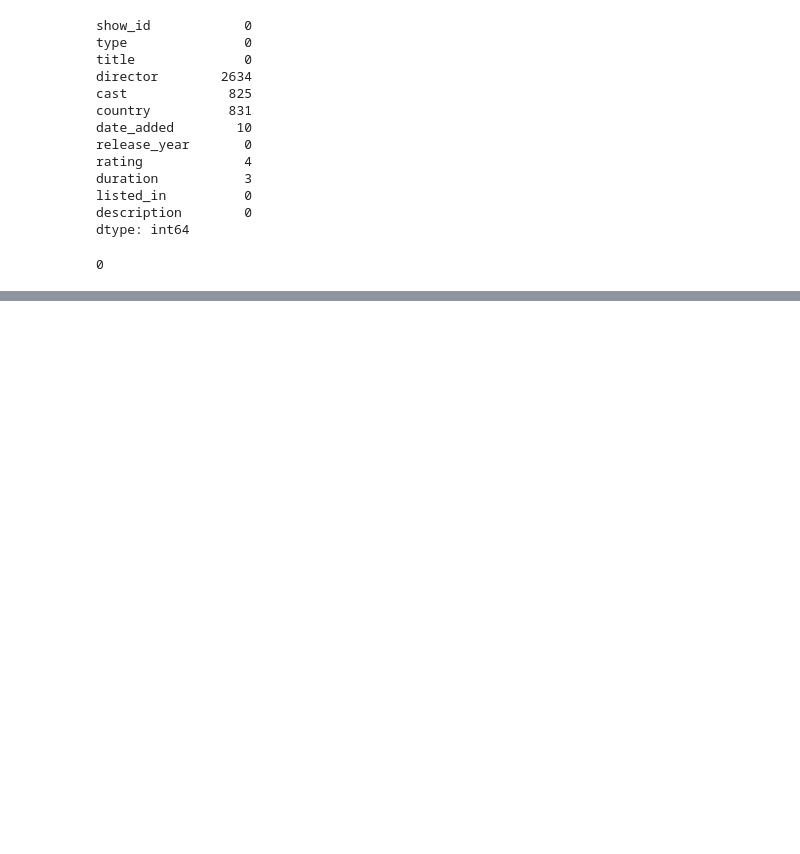
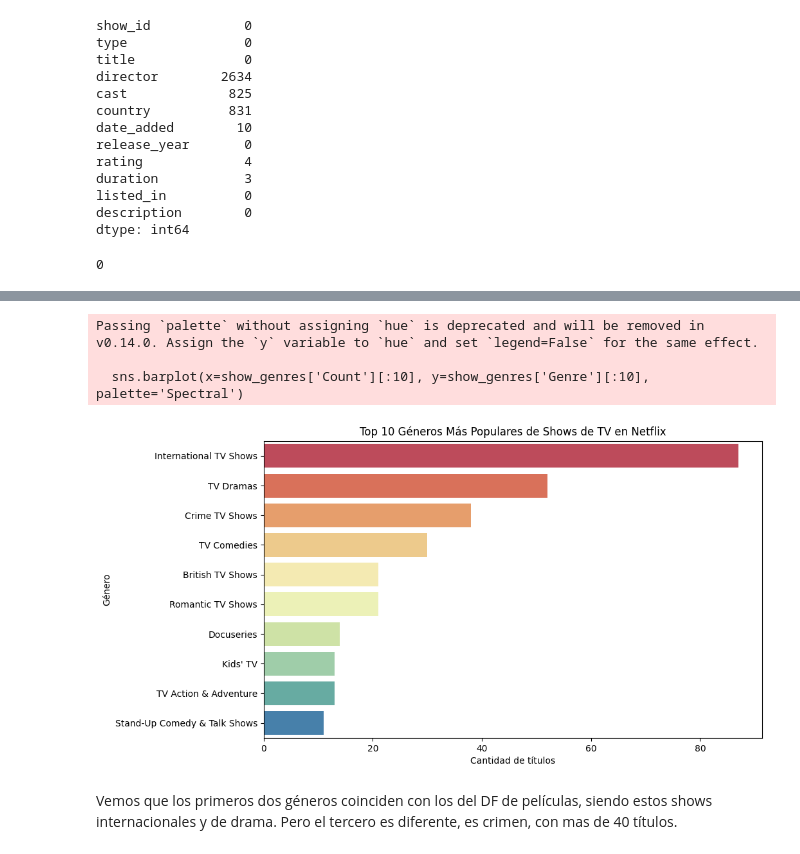
Before and after one commit to sbkrz/netflix_movies, a Jupyter notebook: EDA.ipynb, the cells around one changed output, grey strips where cells are left out. Saved outputs shown, nothing was run; the diff lists cells and outputs as text; code cells hidden in the pictures; blank space fills up the shorter version.

```diff
--- a/EDA.ipynb
+++ b/EDA.ipynb
@@ -58,0 +118,2 @@ titles.duplicated().sum()
+# %%
+tv_show = titles_clean[titles_clean['type'] == 'TV Show'].copy()
@@ -58,0 +175,5 @@ titles.duplicated().sum()
+# %%
+#Repito para shows de TV:
+all_show_genres = tv_show['listed_in'].dropna().str.split(', ').explode()
+# %%
+show_genre_counts = Counter(all_show_genres)
@@ -58,0 +184,2 @@ titles.duplicated().sum()
+# %%
+show_genres = pd.DataFrame(show_genre_counts.items(), columns=['Genre', 'Count']).sort_values(by='Count', ascending=False)
@@ -58,0 +200,14 @@ titles.duplicated().sum()
+# %%
+plt.figure(figsize=(10,6))
+sns.barplot(x=show_genres['Count'][:10], y=show_genres['Genre'][:10], palette='Spectral')
+plt.xlabel("Cantidad de títulos")
+plt.ylabel("Género")
+plt.title("Top 10 Géneros Más Populares de Shows de TV en Netflix")
+plt.show()
+# %% [output]
+Passing `palette` without assigning `hue` is deprecated and will be removed in v0.14.0. Assign the `y` variable to `hue` and set `legend=False` for the same effect.
+
+  sns.barplot(x=show_genres['Count'][:10], y=show_genres['Genre'][:10], palette='Spectral')
+[figure, added]
+# %% [markdown]
+Vemos que los primeros dos géneros coinciden con los del DF de películas, siendo estos shows internacionales y de drama. Pero el tercero es diferente, es crimen, con mas de 40 títulos.
```
Also changed, not shown: parts of 50 cells of this notebook, 1 other file.
